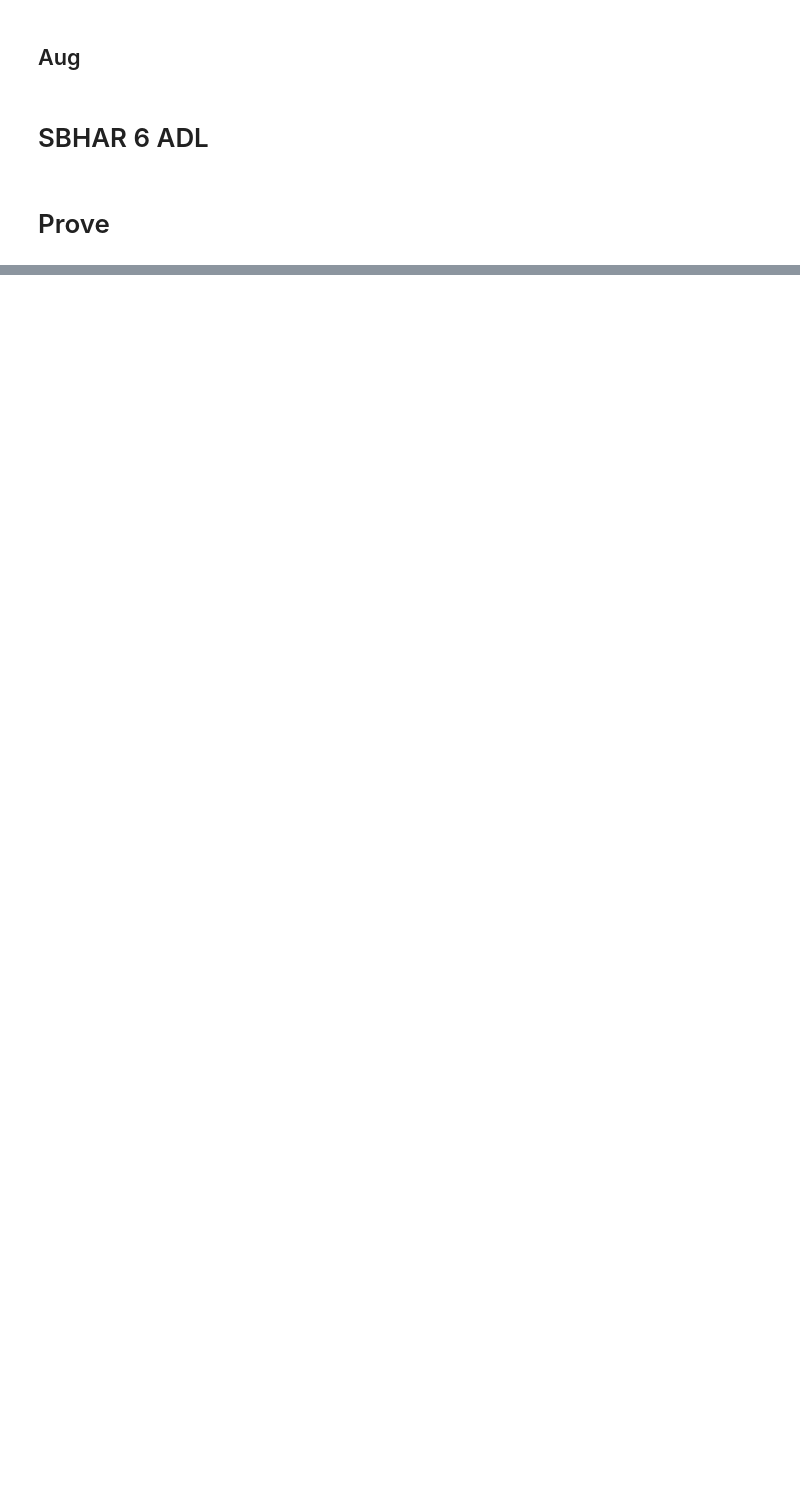
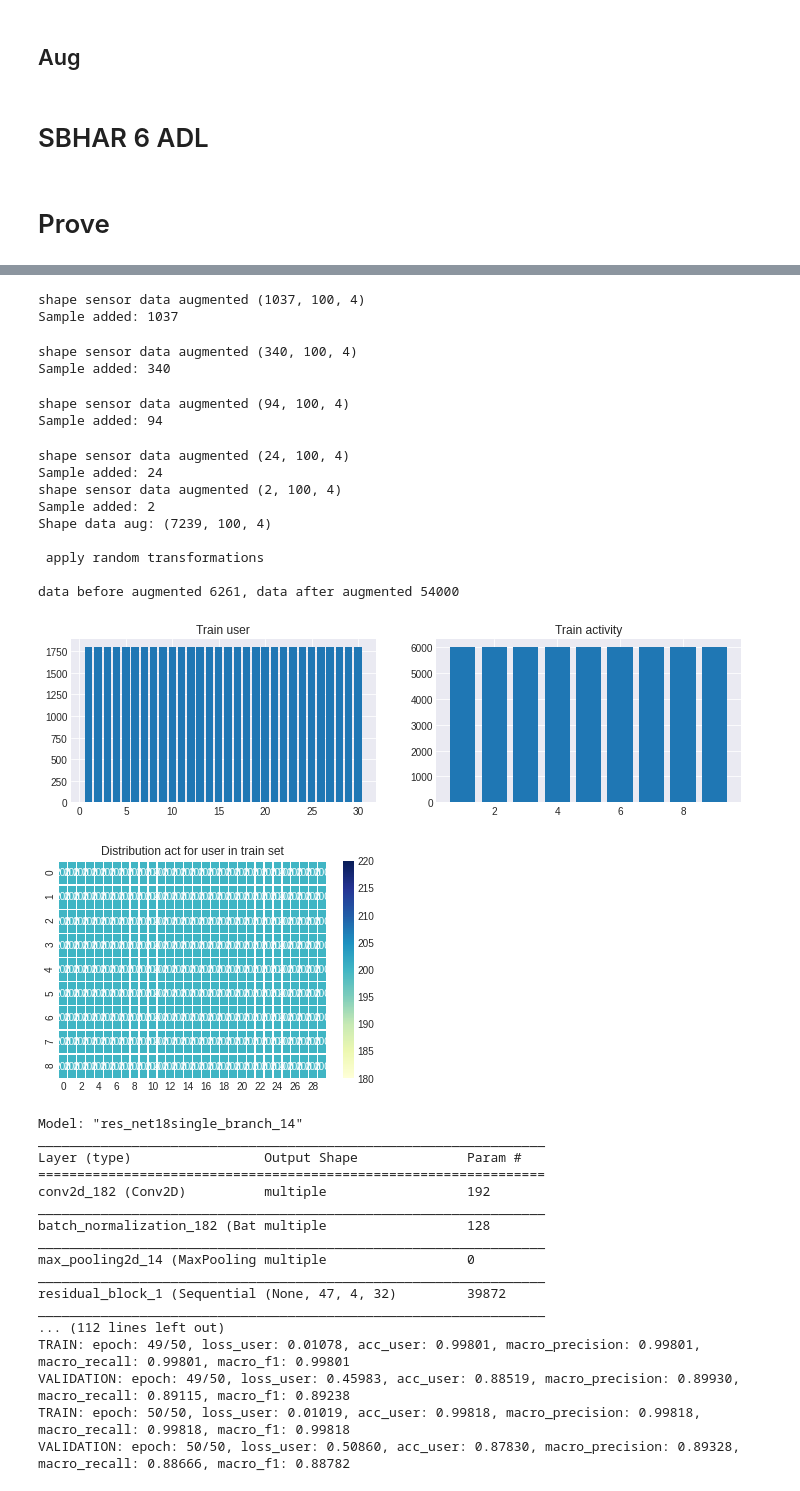
Before and after one commit to Sbarbagnem/User_Identify_Inertial_Sensor, a Jupyter notebook: train_model_classification.ipynb, the cells around one changed output, grey strips where cells are left out. Drawn from its saved outputs; the diff is of its cells as text; code cells hidden in the pictures; blank space fills up the shorter version.

```diff
--- a/train_model_classification.ipynb
+++ b/train_model_classification.ipynb
@@ -691,0 +574,4 @@ VALIDATION: epoch: 50/50, loss_user: 0.44001, acc_user: 0.89208, macro_precision
+# %%
+%run train_model_classification.py -p 0 -t 1 -a 1 -ap random_warped random_transformations -pa 0 -dataset unimib -ratio 0 3 -fold_val 0 \
+-aug_function jitter scaling random_sampling permutation time_warp magnitude_warp -n_func_to_apply 3 -only_compose 1
+# %% [output]
@@ -691,0 +589,34 @@ VALIDATION: epoch: 50/50, loss_user: 0.44001, acc_user: 0.89208, macro_precision
+shape sensor data augmented (1037, 100, 4)
+Sample added: 1037
+shape sensor data augmented (340, 100, 4)
+Sample added: 340
+shape sensor data augmented (94, 100, 4)
+Sample added: 94
+shape sensor data augmented (24, 100, 4)
+Sample added: 24
+shape sensor data augmented (2, 100, 4)
+Sample added: 2
+Shape data aug: (7239, 100, 4)
+
+ apply random transformations
+
+data before augmented 6261, data after augmented 54000
+[figure, added]
+[figure, added]
+Model: "res_net18single_branch_14"
+_________________________________________________________________
+Layer (type)                 Output Shape              Param #
+=================================================================
+conv2d_182 (Conv2D)          multiple                  192
+_________________________________________________________________
+batch_normalization_182 (Bat multiple                  128
+_________________________________________________________________
+max_pooling2d_14 (MaxPooling multiple                  0
+_________________________________________________________________
+residual_block_1 (Sequential (None, 47, 4, 32)         39872
+_________________________________________________________________
+... (112 lines left out)
+TRAIN: epoch: 49/50, loss_user: 0.01078, acc_user: 0.99801, macro_precision: 0.99801, macro_recall: 0.99801, macro_f1: 0.99801
+VALIDATION: epoch: 49/50, loss_user: 0.45983, acc_user: 0.88519, macro_precision: 0.89930, macro_recall: 0.89115, macro_f1: 0.89238
+TRAIN: epoch: 50/50, loss_user: 0.01019, acc_user: 0.99818, macro_precision: 0.99818, macro_recall: 0.99818, macro_f1: 0.99818
+VALIDATION: epoch: 50/50, loss_user: 0.50860, acc_user: 0.87830, macro_precision: 0.89328, macro_recall: 0.88666, macro_f1: 0.88782
```
Also changed, not shown: parts of 52 cells of this notebook.
